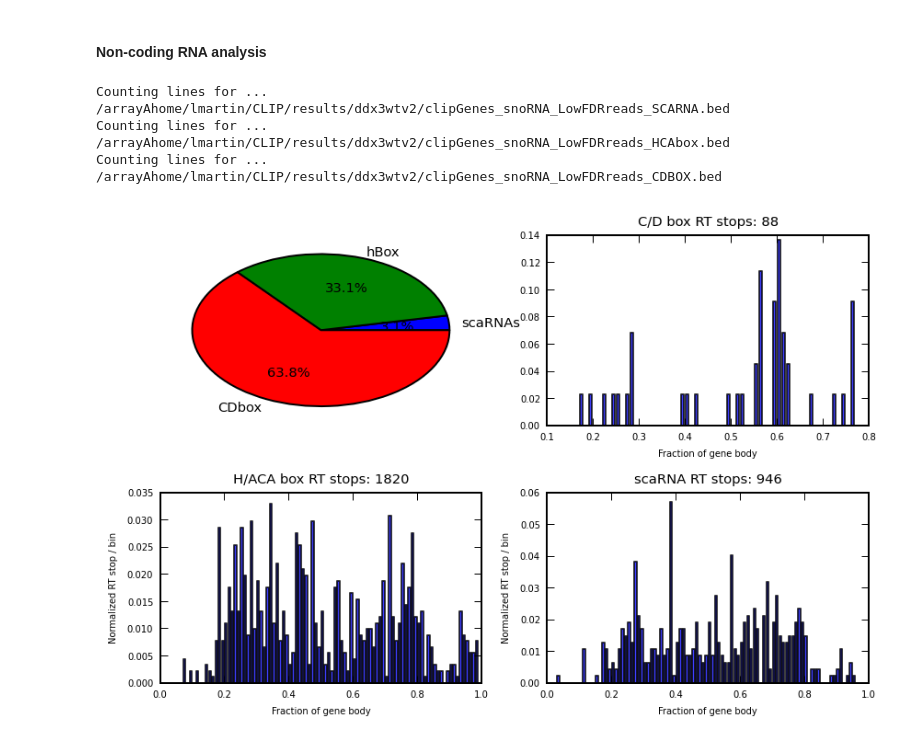
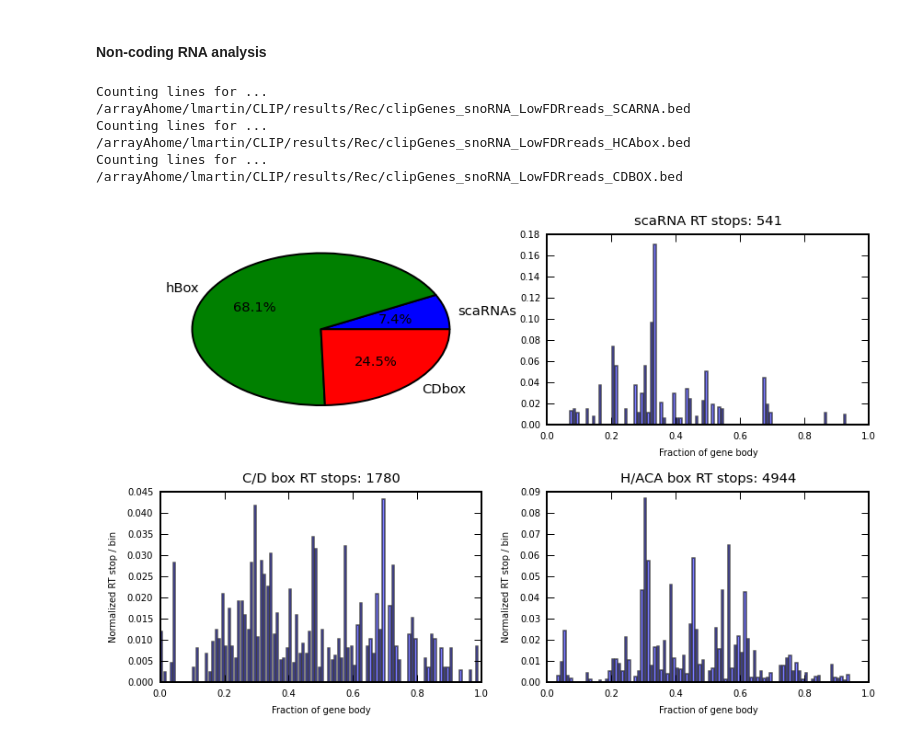
Before and after one commit to lmart999/Sandbox, a Jupyter notebook: fast_iCLIP.ipynb, the cells around one changed output. Drawn from its saved outputs; the diff is of its cells as text; code cells hidden in the pictures.

```diff
--- a/fast_iCLIP.ipynb
+++ b/fast_iCLIP.ipynb
@@ -19,8 +19,12 @@ matplotlib.rcParams['savefig.dpi'] = 2 * matplotlib.rcParams['savefig.dpi']
 # - Sample name to process  -
 
 global outfilepath
-sampleName='ddx3wtv2'
+sampleName='ddx3wtA'
 outfilepath=os.getcwd() + '/results/%s/'%sampleName
+
+# - Boilerplate save fig code -
+#figName='Figure1.png'
+#fig1.savefig(outfilepath+figName,format='png',bbox_inches='tight',dpi=150,pad_inches=0.5)
 # %% [markdown]
 #### Accounting
 # %%
@@ -676,7 +668,7 @@ if totalCount > 0:
 # Position files
 positionFiles=glob.glob(outfilepath+'*_genePosition_snoRNA')
 # Generate coverage histogram for each snoRNA type
-snoNames=["C/D box","H/ACA box","scaRNA"]
+snoNames=["scaRNA","C/D box","H/ACA box"]
 for j in range(0,len(positionFiles)):
     # Skip the first column, which has name of gene, and order is gene start / end and cluster start / end
     data=np.genfromtxt(positionFiles[j],usecols=(1,2,3,4,5),delimiter='\t',dtype='float')
@@ -684,38 +676,38 @@ for j in range(0,len(positionFiles)):
     try:
         # Ratio of read distance from start of gene to full gene length
         temp1=np.subtract(np.transpose(data[:,0]),np.transpose(data[:,2]))
         temp2=np.subtract(np.transpose(data[:,0]),np.transpose(data[:,1]))
         percentage=np.absolute(np.divide(temp1,temp2))
         # Correct any erronous values that are greater than one
         percentage[percentage > 1]=1
     except:
         print "No snoRNA reads of this type"
         percentage=np.zeros(1)
     # Plot histograms
     plt.subplot(2,2,j+2)
     bins=np.arange(0,1,0.01)
     hist,bins=np.histogram(percentage,bins=bins)
     hist=np.array(hist/float(percentage.size),dtype=float)
     width=0.7*(bins[1]-bins[0])
     center=(bins[:-1] + bins[1:])/2
-    plt.bar(center, hist,align='center',width=width,color='blue',alpha=0.75)
+    plt.bar(center, hist,align='center',width=width,color='blue',alpha=0.5)
     plt.tick_params(axis='x',labelsize=5)
     plt.tick_params(axis='y',labelsize=5)
     plt.xlabel('Fraction of gene body',fontsize=5)
     # For spacing the figures, only add ylabel to two bottom subplots
     if j+2 != 2:
         plt.ylabel('Normalized RT stop / bin',fontsize=5)
     plt.title(snoNames[j] + ' RT stops: %s'%str(percentage.size),fontsize=7.5)
     j += 1
     plt.tight_layout()
 # %% [output]
 Counting lines for ...
-/arrayAhome/lmartin/CLIP/results/ddx3wtv2/clipGenes_snoRNA_LowFDRreads_SCARNA.bed
+/arrayAhome/lmartin/CLIP/results/Rec/clipGenes_snoRNA_LowFDRreads_SCARNA.bed
 Counting lines for ...
-/arrayAhome/lmartin/CLIP/results/ddx3wtv2/clipGenes_snoRNA_LowFDRreads_HCAbox.bed
+/arrayAhome/lmartin/CLIP/results/Rec/clipGenes_snoRNA_LowFDRreads_HCAbox.bed
 Counting lines for ...
-/arrayAhome/lmartin/CLIP/results/ddx3wtv2/clipGenes_snoRNA_LowFDRreads_CDBOX.bed
+/arrayAhome/lmartin/CLIP/results/Rec/clipGenes_snoRNA_LowFDRreads_CDBOX.bed
-[figure, old version]
+[figure, new version]
 # %%
 # - ncRNAs -
 
```
Also changed, not shown: parts of 15 cells of this notebook, 5 other files.
